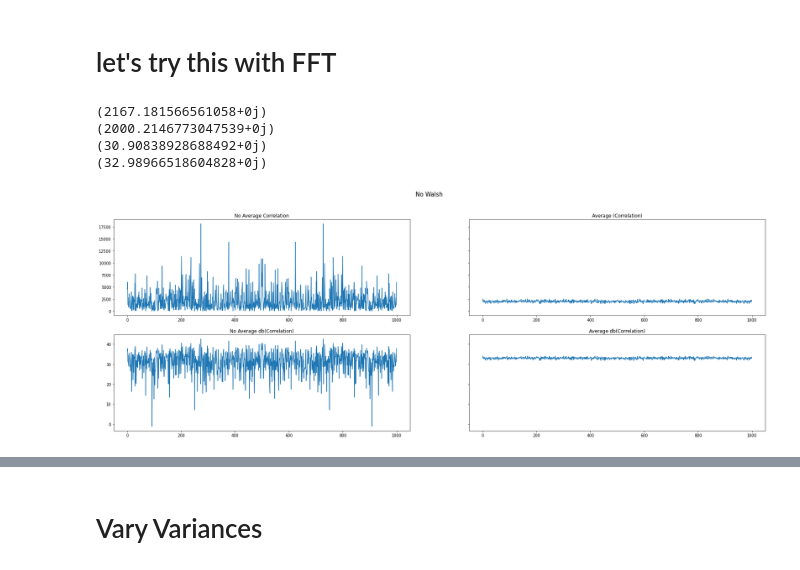
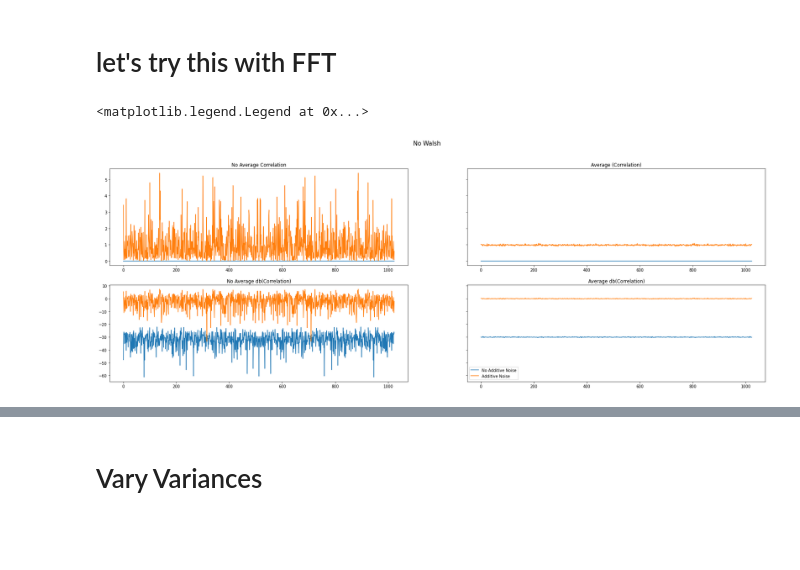
Before and after one commit to lmberkhout/walsh_sims, a Jupyter notebook: noise_Walsh.ipynb, the cells around one changed output, grey strips where cells are left out. Saved outputs shown, nothing was run; the diff lists cells and outputs as text; code cells hidden in the pictures; blank space fills up the shorter version.

```diff
--- a/noise_Walsh.ipynb
+++ b/noise_Walsh.ipynb
@@ -9,43 +9,54 @@ from scipy.misc import derivative
 
 def db(x):
     """ Convert linear value to dB value """
-    return 10*np.log10(x)
+    return 10*np.log10(abs(x))
 # %% [markdown]
 # let's try this with FFT
 # %%
 fig, ax = plt.subplots(2,2, figsize = (30,10), sharey='row')
-nffts = 100
-num_samples = 1000
-variance = 2
-samples1 = np.random.normal(0, np.sqrt(variance), num_samples)
-fft = np.fft.fft(samples1)
-pwr1 = fft*np.conj(fft)
-
-pwrs = []
-for i in range(nffts):
-    samples = np.random.normal(0, np.sqrt(variance), num_samples)
-    fftavg = np.fft.fft(samples)
-    pwr = fftavg*np.conj(fftavg)
-    pwrs.append(pwr)
+nffts = 1024
+num_samples = 1024
+variance = 1
+gain = 1
 
 
-meanpwr = np.mean(pwrs, axis=0)
+pwrsreg = []
+pwrsnoise = []
+
+for i in range(nffts):
+    samples = gain*np.random.normal(0, np.sqrt(variance), num_samples) + np.random.normal(0, np.sqrt(1000*variance), num_samples)
+    fftavg = np.fft.fft(samples)/num_samples
+    pwr = fftavg*np.conj(fftavg)
+    pwrsnoise.append(pwr)
+
+for i in range(nffts):
+    samples = gain*np.random.normal(0, np.sqrt(variance), num_samples)
+    fftavg = np.fft.fft(samples)/num_samples
+    pwr = fftavg*np.conj(fftavg)
+    pwrsreg.append(pwr)
+
+
+meanpwrreg = np.mean(pwrsreg, axis=0)
+meanpwrnoise = np.mean(pwrsnoise, axis=0)
+
 fig.suptitle('No Walsh', fontsize=15)
-ax[0,0].plot(pwr1)
+
+ax[0,0].plot(pwrsreg[0],label='No Additive Noise')
+ax[0,0].plot(pwrsnoise[0],label='Additive Noise')
 ax[0,0].set_title('No Average Correlation')
-ax[0,1].plot(meanpwr)
+
+ax[0,1].plot(meanpwrreg,label='No Additive Noise')
+ax[0,1].plot(meanpwrnoise,label='Additive Noise')
 ax[0,1].set_title('Average (Correlation)')
-ax[1,0].plot(db(pwr1))
+
+ax[1,0].plot(db(pwrsreg[0]),label='No Additive Noise')
+ax[1,0].plot(db(pwrsnoise[0]),label='Additive Noise')
 ax[1,0].set_title('No Average db(Correlation)')
-ax[1,1].plot(db(meanpwr))
+
+ax[1,1].plot(db(meanpwrreg),label='No Additive Noise')
+ax[1,1].plot(db(meanpwrnoise),label='Additive Noise')
 ax[1,1].set_title('Average db(Correlation)')
-print(np.mean(pwr1))
-print(np.mean(meanpwr))
-print(np.mean(db(pwr1)))
-print(np.mean(db(meanpwr)))
+plt.legend()
 # %% [output]
-(2167.181566561058+0j)
-(2000.2146773047539+0j)
-(30.90838928688492+0j)
-(32.98966518604828+0j)
+<matplotlib.legend.Legend at 0x...>
-[figure, old version]
+[figure, new version]
```
Also changed, not shown: parts of 8 cells of this notebook.
